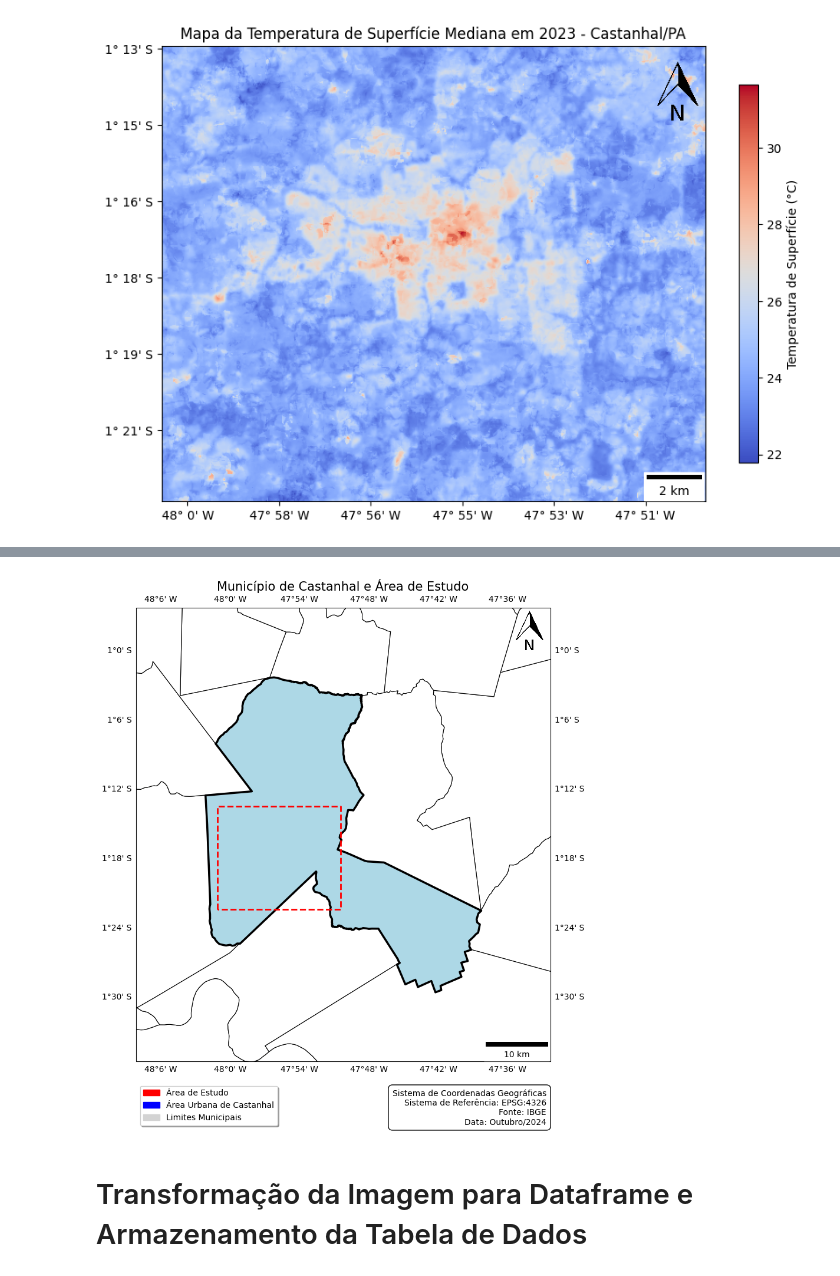
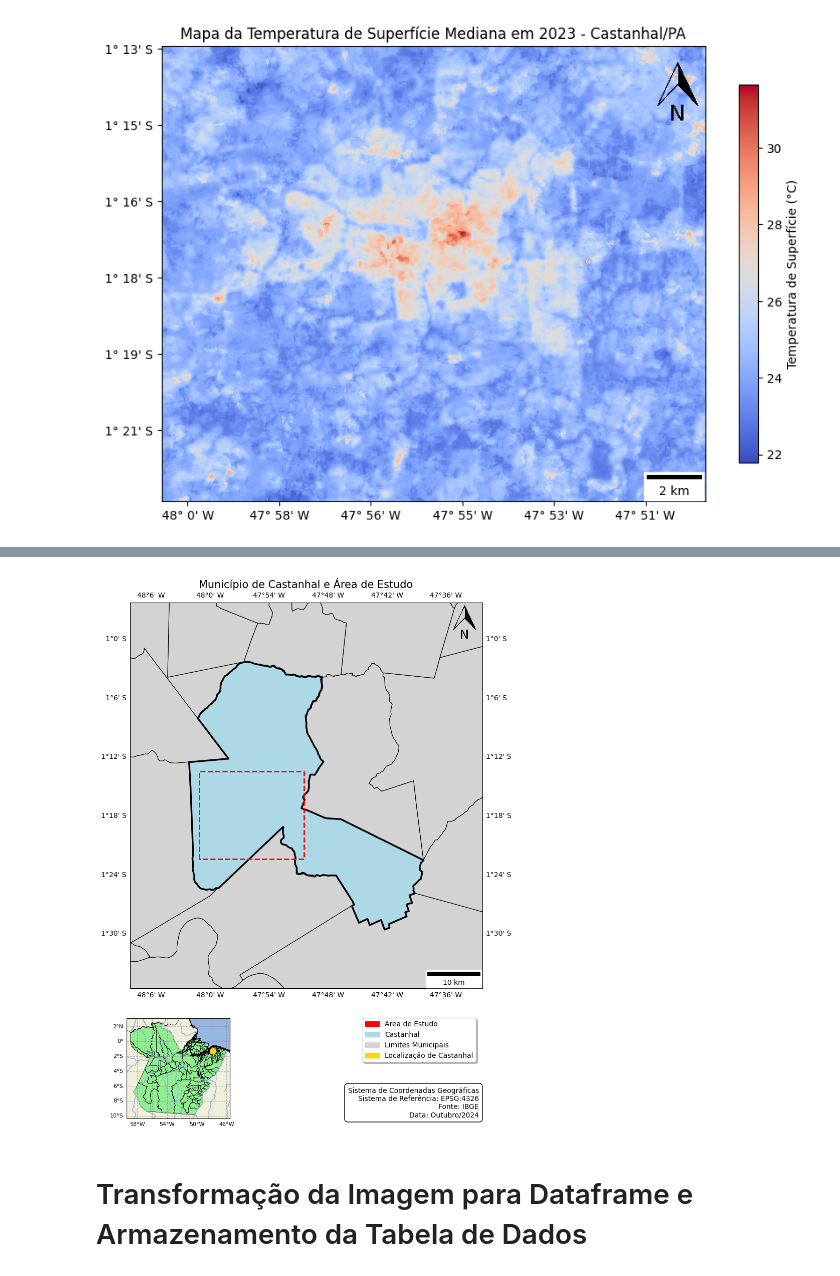
Before and after one commit to PHVGuimaraes-dev/RS_UHI_2023_Castanhal-PA, a Jupyter notebook: UHI_Castanhal_SBSR2025.ipynb, the cells around one changed output, grey strips where cells are left out. Cells and saved outputs as stored; diff of their text form; code cells hidden in the pictures.

```diff
--- a/UHI_Castanhal_SBSR2025.ipynb
+++ b/UHI_Castanhal_SBSR2025.ipynb
@@ -332,6 +352,6 @@ brazil_municipalities = gpd.read_file(shapefile_path)
 # Filtrar para o município de Castanhal no estado do Pará
 para = brazil_municipalities[brazil_municipalities['siglauf'] == 'PA']
 castanhal = para[para['nmmun'].str.upper() == 'CASTANHAL']
-
+cast_point = castanhal.to_crs('+proj=cea').centroid.to_crs(castanhal.crs)
 #castanhal = brazil_municipalities[(brazil_municipalities['siglauf'] == 'PA') &
 #                                  (brazil_municipalities['nmmun'].str.upper() == 'CASTANHAL')]
@@ -338,7 +395,7 @@ castanhal = para[para['nmmun'].str.upper() == 'CASTANHAL']
 # %%
 fig, ax = plt.subplots(figsize=(12, 10), subplot_kw={'projection': ccrs.PlateCarree()})
 
-para.plot(ax=ax, edgecolor='black', facecolor='white', linewidth=0.8, transform=ccrs.PlateCarree())
+para.plot(ax=ax, edgecolor='black', facecolor='lightgrey', linewidth=0.8, transform=ccrs.PlateCarree())
 castanhal.plot(ax=ax, color='lightblue', edgecolor='black', linewidth=2.5, transform=ccrs.PlateCarree())
 ax.set_title('Município de Castanhal e Área de Estudo', fontsize=15)
 ax.add_feature(cfeature.BORDERS, linestyle=':')
@@ -350,13 +407,15 @@ ax.add_feature(cfeature.OCEAN)
 cast = [[-48.0185, -1.3733], [-48.0185, -1.2243], [-47.8405, -1.2243], [-47.8405, -1.3733]]
 roi_gdf = gpd.GeoDataFrame(index=[0],crs='EPSG:4326',geometry=[Polygon(cast_shp)])
 # Plotar o ROI urbano (ajuste as cores e estilo conforme necessário)
-roi_gdf.plot(ax=ax, edgecolor='red', facecolor='none', linewidth=2, linestyle='--', transform=ccrs.PlateCarree(), label='Área Urbana Estimada')
+roi_gdf.plot(ax=ax, edgecolor='red', facecolor='none', linewidth=2, linestyle='--', transform=ccrs.PlateCarree())
 
 
 # Ajustar limites do gráfico para focar no município
 xmin, ymin, xmax, ymax = castanhal.total_bounds
-buffer = 0.1  # Ajuste o valor do buffer para um melhor enquadramento do município
-ax.set_extent([xmin - buffer, xmax + buffer, ymin - buffer, ymax + buffer], crs=ccrs.PlateCarree())
+ax_buffer = 0.1  # Ajuste o valor do buffer para um melhor enquadramento do município
+ax.set_extent(
+    [xmin - ax_buffer, xmax + ax_buffer, ymin - ax_buffer, ymax + ax_buffer],
+    crs=ccrs.PlateCarree())
 
 # Set up gridlines and custom format for labels
 gl = ax.gridlines(draw_labels=True, alpha=0, linestyle='--')
@@ -365,46 +424,70 @@ gl.yformatter = FuncFormatter(lambda y, pos: decimal_to_deg_min_cpy(y, is_latitu
 gl.xlabel_style = {'size': 10}
 gl.ylabel_style = {'size': 10}
 
 extent = [bounds.left, bounds.right, bounds.bottom, bounds.top]
 
-# Obtain the points of reference
-center_latitude = (bounds.bottom + bounds.top) / 2
-point1 = (center_latitude, bounds.left)
-point2 = (center_latitude, bounds.left + 1)
-
-# Calculate the distance in meters between these two points
-distance_meters = geodesic(point1, point2).meters
-
 # Add a scalebar
-
+scalebar = ScaleBar(distance_meters, units="m", dimension="si-length", location='lower right')
 ax.add_artist(scalebar)
 
 # Seta Norte
 img = plt.imread(f"{dir_img}/north_arrow.png")
 imagebox = OffsetImage(img, zoom=0.020)
 ab = AnnotationBbox(imagebox, (0.95, 0.95), frameon=False, xycoords='axes fraction')
 plt.gca().add_artist(ab)
 
 # Custom legend in the bottom center
 legend_handles = [
     mpatches.Patch(color='red', label='Área de Estudo'),
-    mpatches.Patch(color='blue', label='Área Urbana de Castanhal'),
+    mpatches.Patch(color='lightblue', label='Castanhal'),
     mpatches.Patch(color='lightgrey', label='Limites Municipais'),
+    mpatches.Patch(color='gold', label='Localização de Castanhal')
+
 ]
 # Modify the legend to stack vertically
-plt.legend(handles=legend_handles, loc='lower left', bbox_to_anchor=(0.0, -0.15),
+plt.legend(handles=legend_handles, loc='lower left', bbox_to_anchor=(0.65, -0.2),
            fancybox=True, shadow=True, ncol=1)
 
 
 text_str = "Sistema de Coordenadas Geográficas\nSistema de Referência: EPSG:4326\nFonte: IBGE\nData: Outubro/2024"
-plt.text(0.80, 0.00, text_str, transform=fig.transFigure, fontsize=10,
+plt.text(0.80, -0.15, text_str, transform=fig.transFigure, fontsize=10,
          verticalalignment='bottom', horizontalalignment='right',
          bbox=dict(facecolor='white', edgecolor='black', boxstyle='round,pad=0.5'))
 
+
+# Mini Mapa do Pará
+
+inset_ax = fig.add_axes([0.2, -0.15, 0.2, 0.2], projection=ccrs.PlateCarree())
+para.plot(ax=inset_ax, edgecolor='black', facecolor='lightgreen', linewidth=0.5, transform=ccrs.PlateCarree())
+
+#castanhal.plot(ax=inset_ax, color='gold', edgecolor='black', linewidth=1, transform=ccrs.PlateCarree())
+inset_ax.plot(cast_point.x, cast_point.y, marker='o', color='gold', markersize=8, transform=ccrs.PlateCarree())
+
+#inset_ax.set_extent([-74, -34, -34, 5], crs=ccrs.PlateCarree())
+buffer = 0.5  # Ajuste o valor do buffer conforme necessário para obter o nível de zoom desejado
+xmin, ymin, xmax, ymax = para.total_bounds
+inset_ax.set_extent([xmin - buffer, xmax + buffer, ymin - buffer, ymax + buffer], crs=ccrs.PlateCarree())
+
+inset_ax.add_feature(cfeature.BORDERS, linestyle=':')
+inset_ax.add_feature(cfeature.COASTLINE)
+inset_ax.add_feature(cfeature.LAND, edgecolor='black')
+inset_ax.add_feature(cfeature.OCEAN)
+inset_ax.add_feature(cfeature.LAKES, edgecolor='black')
+inset_ax.add_feature(cfeature.RIVERS)
+
+# Coordenadas
+gl_inset = inset_ax.gridlines(draw_labels=True, crs=ccrs.PlateCarree(), color='gray', alpha=0.5, linestyle='--')
+gl_inset.top_labels = False  # Turn off top labels if preferred
+gl_inset.right_labels = False  # Turn off right labels if preferred
+
+# Customize the format to display degrees and minutes if needed
+gl_inset.xlabel_style = {'size': 8, 'color': 'black'}
+gl_inset.ylabel_style = {'size': 8, 'color': 'black'}
+
 plt.savefig(f'{dir_img}/Castanhal_Mapa.jpeg', bbox_inches='tight', format='jpeg', dpi=300)
 plt.show()
 # %% [output]
-[figure, old version]
+[figure, new version]
 # %% [markdown]
 # Transformação da Imagem para Dataframe e Armazenamento da Tabela de Dados
 # %%
```
Also changed, not shown: parts of 7 cells of this notebook.
